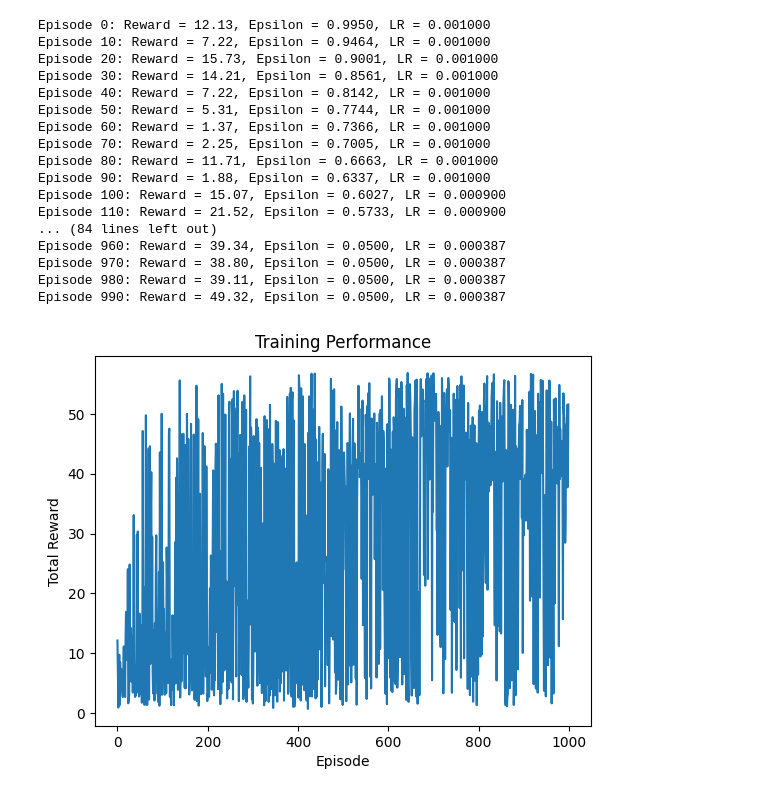
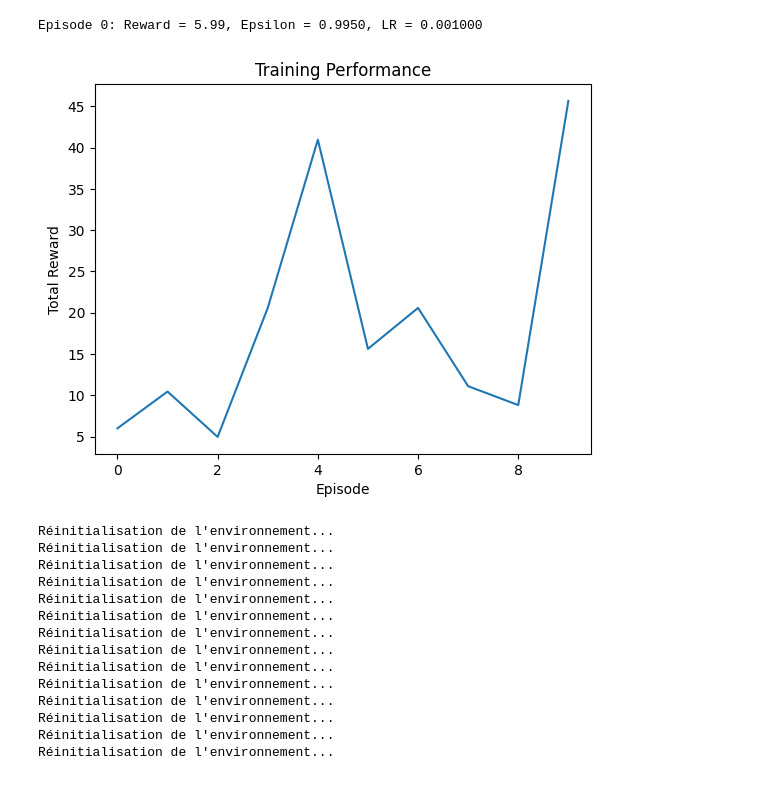
Before and after one commit to klarispng/RL_projet, a Jupyter notebook: 01_TASK1V2.ipynb, the cells around one changed output. Drawn from its saved outputs; the diff is of its cells as text; code cells hidden in the pictures.

```diff
--- a/01_TASK1V2.ipynb
+++ b/01_TASK1V2.ipynb
@@ -245,8 +67,6 @@ def shape_reward(reward, action, state):
     if action == 1 and is_risky(state):
         shaped -= 0.5  # Malus supplémentaire.
 
-    # Ajout d'un offset positif pour équilibrer la reward globale.
-    shaped += 0.5
     return shaped
 
 # Définition du réseau DQN
@@ -366,49 +186,72 @@ def train(agent, env, episodes=200, sync_target_every=10):
 
         agent.update_epsilon(ep, episodes)
         agent.scheduler.step()
         all_rewards.append(total_reward)
 
         if ep % sync_target_every == 0:
             agent.target_net.load_state_dict(agent.q_net.state_dict())
 
         current_lr = agent.optimizer.param_groups[0]['lr']
         if ep % 10 == 0:
             print(f"Episode {ep}: Reward = {total_reward:.2f}, Epsilon = {agent.epsilon:.4f}, LR = {current_lr:.6f}")
 
     return all_rewards
 
 def plot_rewards(rewards):
     plt.plot(rewards)
     plt.xlabel("Episode")
     plt.ylabel("Total Reward")
     plt.title("Training Performance")
     plt.show()
 
 # Fonction principale
 if __name__ == "__main__":
     # Détermination de la dimension de l'état et du nombre d'actions
     state_dim = observation.flatten().shape[0]
     action_dim = env.action_space.n
 
     agent = DQNAgent(state_dim, action_dim, lr=1e-3, batch_size=64)
-    rewards = train(agent, env, episodes=1000, sync_target_every=10)
+    rewards = train(agent, env, episodes=10, sync_target_every=10)
     plot_rewards(rewards)
 # %% [output]
-Episode 0: Reward = 12.13, Epsilon = 0.9950, LR = 0.001000
-Episode 10: Reward = 7.22, Epsilon = 0.9464, LR = 0.001000
-Episode 20: Reward = 15.73, Epsilon = 0.9001, LR = 0.001000
-Episode 30: Reward = 14.21, Epsilon = 0.8561, LR = 0.001000
-Episode 40: Reward = 7.22, Epsilon = 0.8142, LR = 0.001000
-Episode 50: Reward = 5.31, Epsilon = 0.7744, LR = 0.001000
-Episode 60: Reward = 1.37, Epsilon = 0.7366, LR = 0.001000
-Episode 70: Reward = 2.25, Epsilon = 0.7005, LR = 0.001000
-Episode 80: Reward = 11.71, Epsilon = 0.6663, LR = 0.001000
-Episode 90: Reward = 1.88, Epsilon = 0.6337, LR = 0.001000
-Episode 100: Reward = 15.07, Epsilon = 0.6027, LR = 0.000900
-Episode 110: Reward = 21.52, Epsilon = 0.5733, LR = 0.000900
-... (84 lines left out)
-Episode 960: Reward = 39.34, Epsilon = 0.0500, LR = 0.000387
-Episode 970: Reward = 38.80, Epsilon = 0.0500, LR = 0.000387
-Episode 980: Reward = 39.11, Epsilon = 0.0500, LR = 0.000387
-Episode 990: Reward = 49.32, Epsilon = 0.0500, LR = 0.000387
+Episode 0: Reward = 5.99, Epsilon = 0.9950, LR = 0.001000
-[figure, old version]
+[figure, new version]
+# %%
+def simulate_infinite(agent, env):
+    """
+    Cette fonction lance une simulation en boucle infinie afin de démontrer
+    que la voiture continue d'avancer. À la fin de chaque épisode (collision, fin de simulation),
+    l'environnement est automatiquement réinitialisé.
+    """
+    state, _ = env.reset()
+    state = state.flatten()
+    while True:
+        action = agent.get_action(state)
+        next_state, reward, terminated, truncated, _ = env.step(action)
+        state = next_state.flatten()
+
+        # Réinitialisation de l'environnement en fin d'épisode
+        if terminated or truncated:
+            print("Réinitialisation de l'environnement...")
+            state, _ = env.reset()
+            state = state.flatten()
+
+        # Optionnel : ajuster la vitesse de simulation pour observation
+        #time.sleep(0.01)
+
+simulate_infinite(agent, env)
+# %% [output]
+Réinitialisation de l'environnement...
+Réinitialisation de l'environnement...
+Réinitialisation de l'environnement...
+Réinitialisation de l'environnement...
+Réinitialisation de l'environnement...
+Réinitialisation de l'environnement...
+Réinitialisation de l'environnement...
+Réinitialisation de l'environnement...
+Réinitialisation de l'environnement...
+Réinitialisation de l'environnement...
+Réinitialisation de l'environnement...
+Réinitialisation de l'environnement...
+Réinitialisation de l'environnement...
+Réinitialisation de l'environnement...
```
Also changed, not shown: parts of 1 cell of this notebook.
